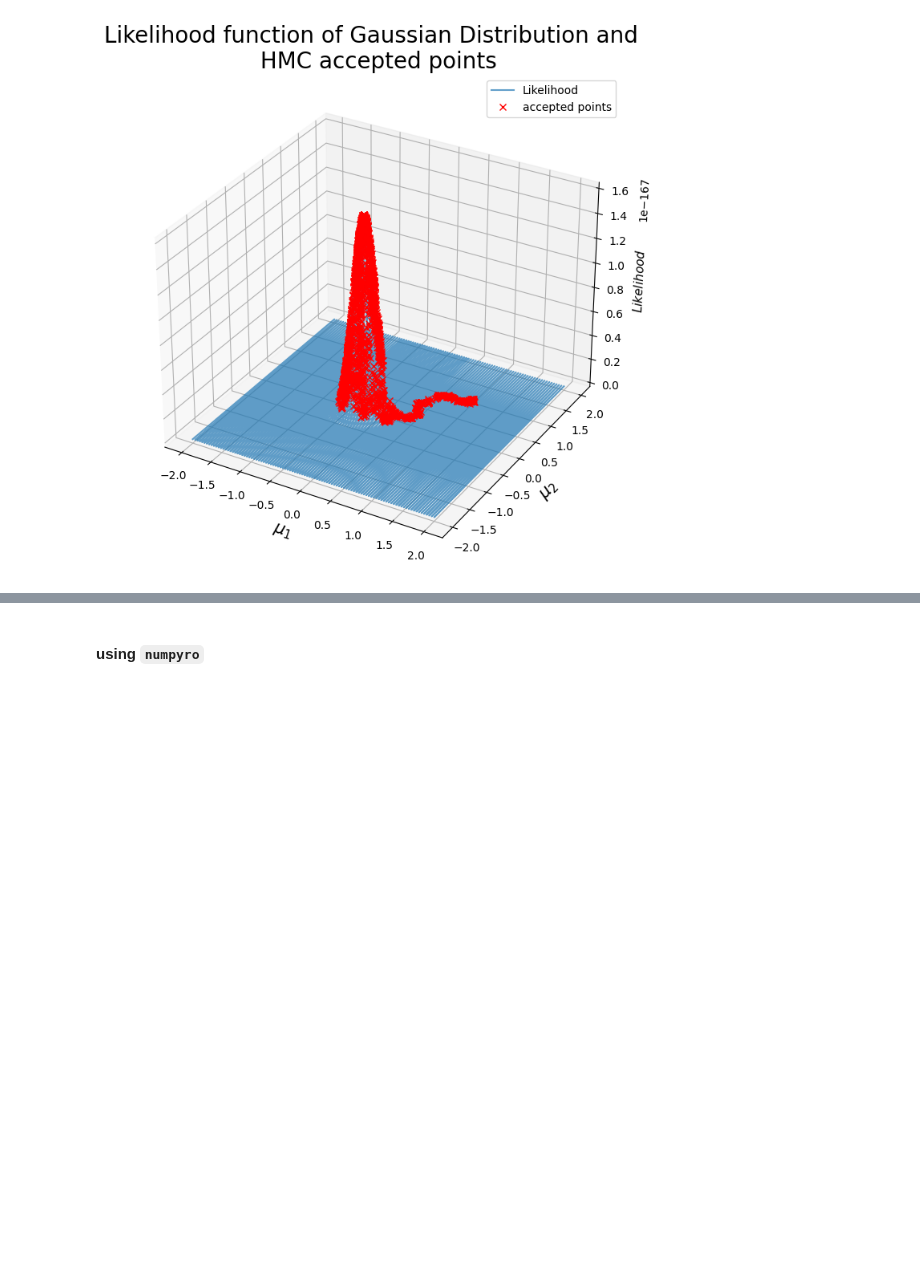
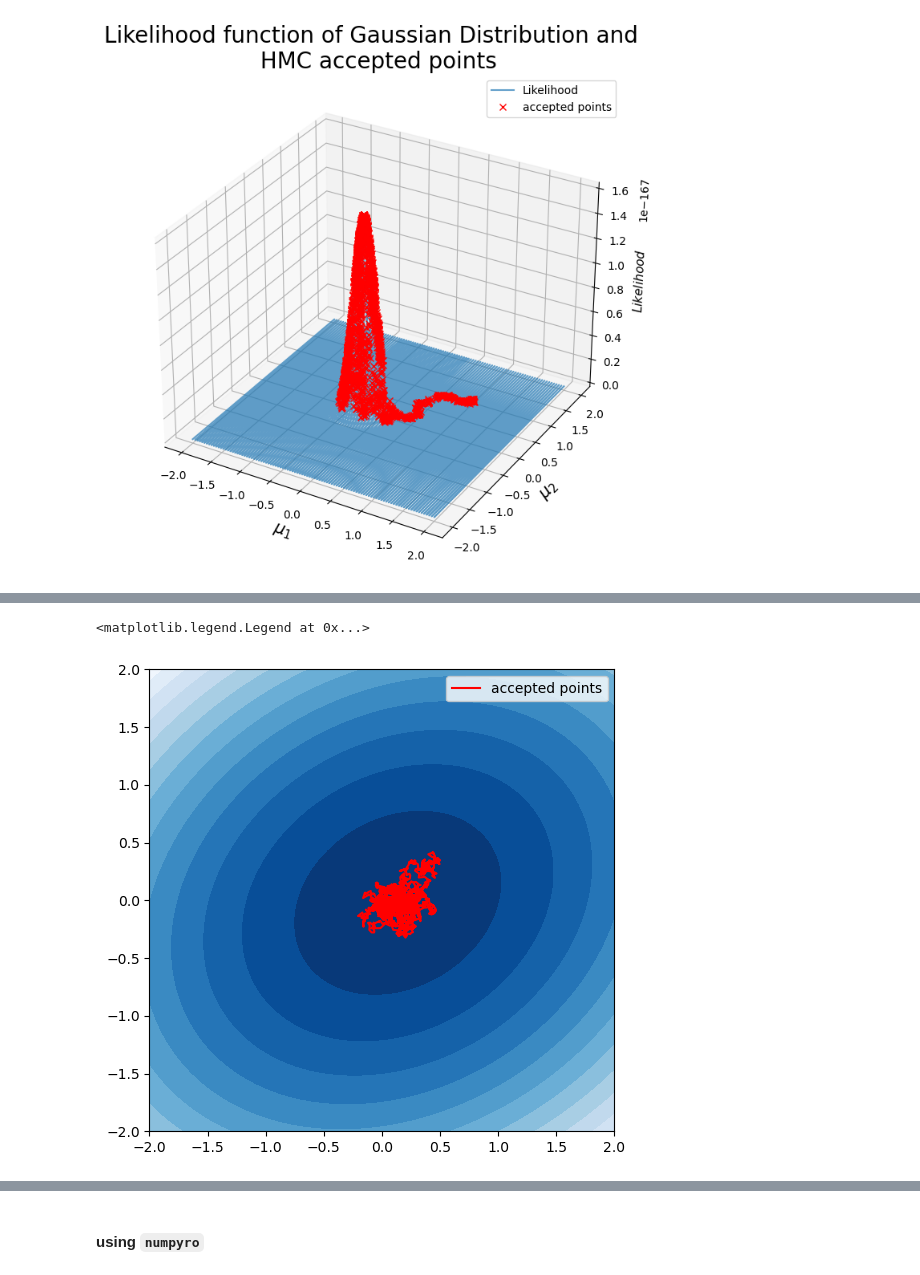
Before and after one commit to pjdunne/MResMCMC2023, a Jupyter notebook: HMC/exercise.ipynb, the cells around one changed output, grey strips where cells are left out. Drawn from its saved outputs; the diff is of its cells as text; code cells hidden in the pictures; blank space fills up the shorter version.

```diff
--- a/HMC/exercise.ipynb
+++ b/HMC/exercise.ipynb
@@ -144,0 +241,19 @@ plt.show()
+# %%
+X=np.array(x).reshape((100,100))
+Y=np.array(y).reshape((100,100))
+Z=np.array(z).reshape((100,100))
+
+fig, ax = plt.subplots(figsize=(6,6))
+ax.contourf(
+    X, Y,
+    Z,
+    levels=15,
+    cmap='Blues'
+)
+
+ax.plot(_x, _y, color='red', label='accepted points')
+
+ax.legend()
+# %% [output]
+<matplotlib.legend.Legend at 0x...>
+[figure, added]
```
Also changed, not shown: parts of 14 cells of this notebook.
